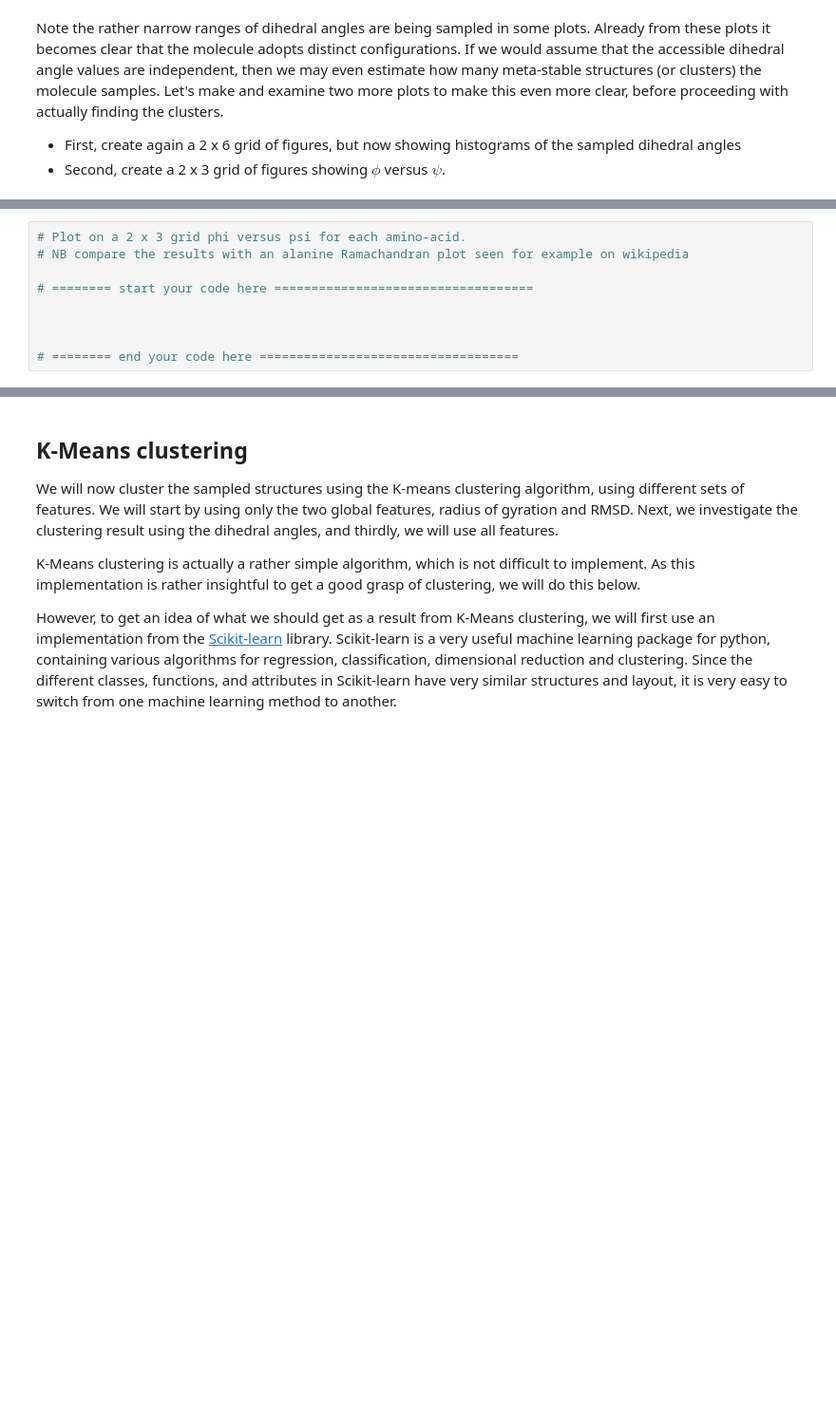
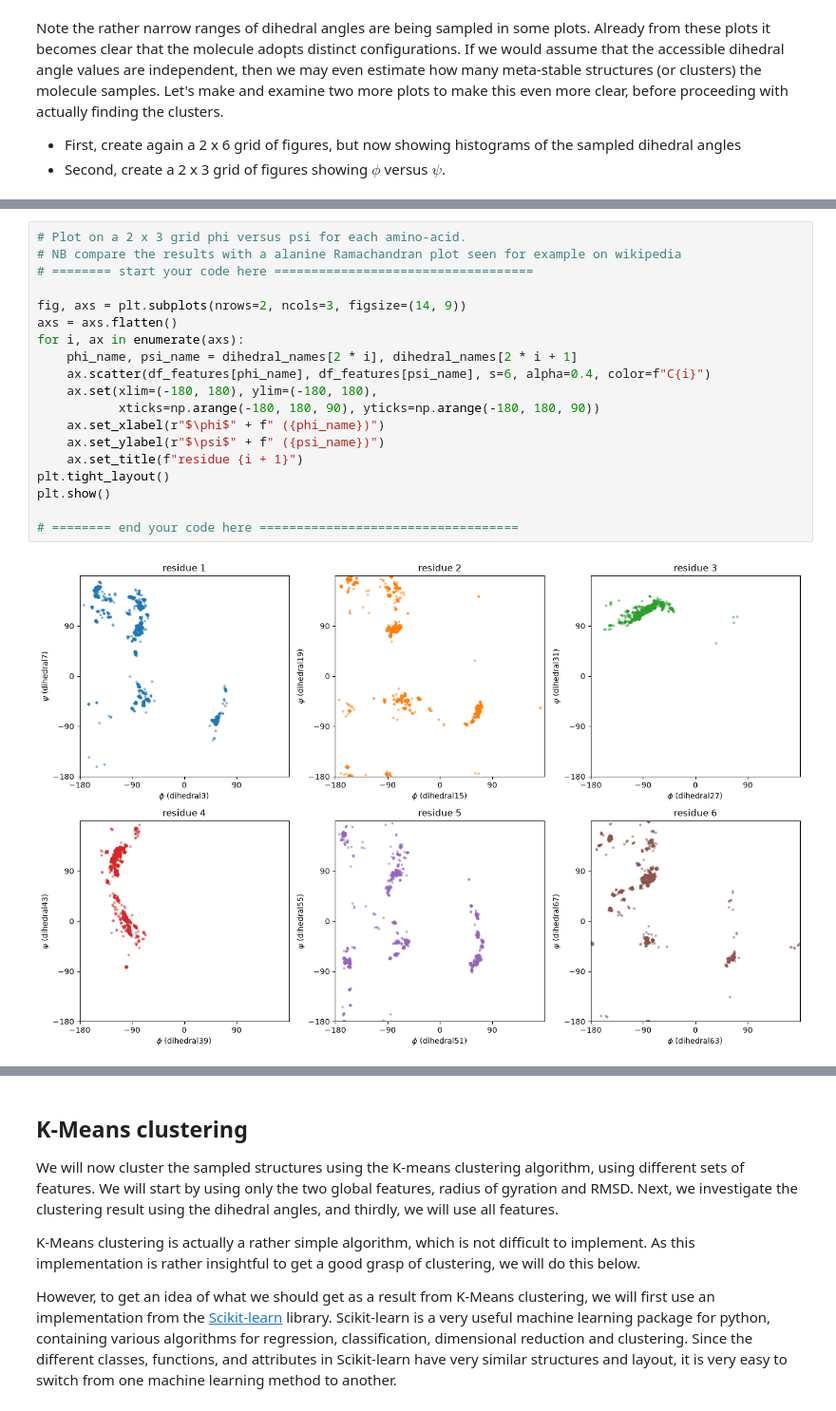
Before and after one commit to pedroazara/dinamica-molecular, a Jupyter notebook: notebooks/01_exercicio_molsim.ipynb, the cells around one changed output, grey strips where cells are left out. Shown at 95% size. Cells and saved outputs as stored; diff of their text form; blank space fills up the shorter version.

```diff
--- a/notebooks/01_exercicio_molsim.ipynb
+++ b/notebooks/01_exercicio_molsim.ipynb
@@ -291,9 +446,21 @@ plt.show()
 # %%
 # Plot on a 2 x 3 grid phi versus psi for each amino-acid.
-# NB compare the results with an alanine Ramachandran plot seen for example on wikipedia
-
+# NB compare the results with a alanine Ramachandran plot seen for example on wikipedia
 # ======== start your code here ===================================
 
-
+fig, axs = plt.subplots(nrows=2, ncols=3, figsize=(14, 9))
+axs = axs.flatten()
+for i, ax in enumerate(axs):
+    phi_name, psi_name = dihedral_names[2 * i], dihedral_names[2 * i + 1]
+    ax.scatter(df_features[phi_name], df_features[psi_name], s=6, alpha=0.4, color=f"C{i}")
+    ax.set(xlim=(-180, 180), ylim=(-180, 180),
+           xticks=np.arange(-180, 180, 90), yticks=np.arange(-180, 180, 90))
+    ax.set_xlabel(r"$\phi$" + f" ({phi_name})")
+    ax.set_ylabel(r"$\psi$" + f" ({psi_name})")
+    ax.set_title(f"residue {i + 1}")
+plt.tight_layout()
+plt.show()
 
 # ======== end your code here ===================================
+# %% [output]
+[figure, added]
```
Also changed, not shown: parts of 24 cells of this notebook.
